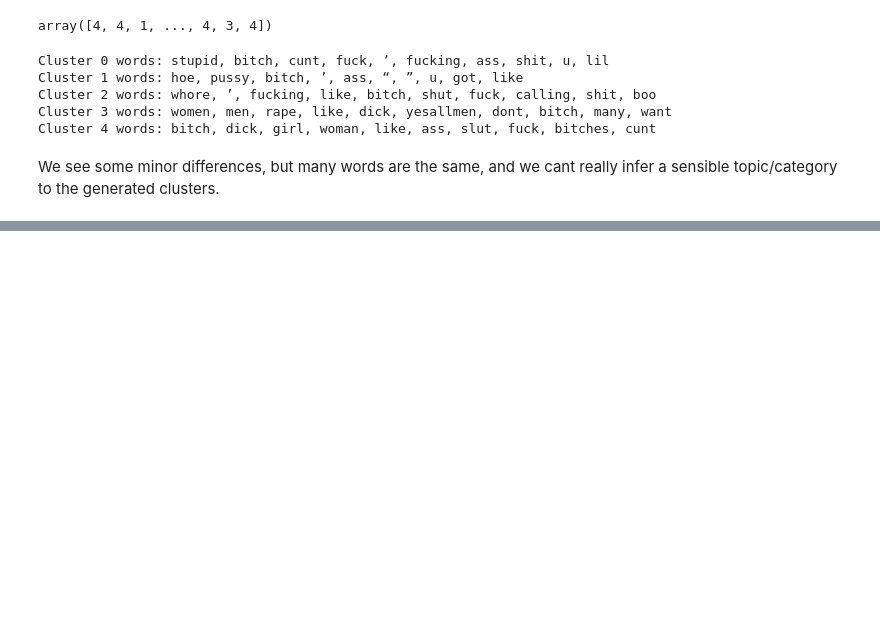
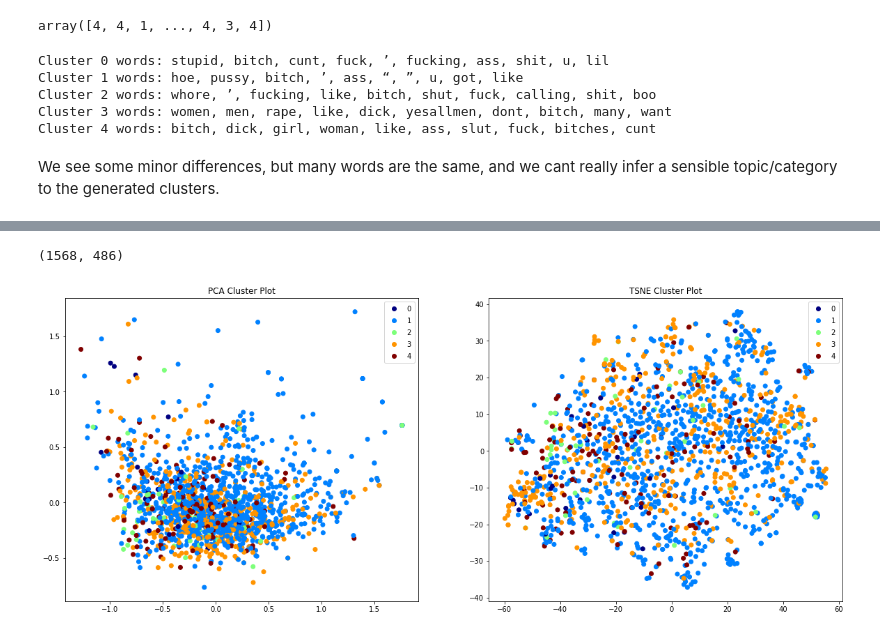
Before and after one commit to Benidzu/NLP_Assignment, a Jupyter notebook: notebooks/iberEvalExploration.ipynb, the cells around one changed output, grey strips where cells are left out. Drawn from its saved outputs; the diff is of its cells as text; code cells hidden in the pictures; blank space fills up the shorter version.

Commit message:
Add document clustering based on average word2vec embeddings.

```diff
--- a/notebooks/iberEvalExploration.ipynb
+++ b/notebooks/iberEvalExploration.ipynb
@@ -183,0 +201,33 @@ We see some minor differences, but many words are the same, and we cant really i
+# %%
+tfidf_mat = tfidf_vec2.fit_transform(tweets)
+tfidf_mat.shape
+# %% [output]
+(1568, 486)
+# %%
+# get average word2vec representation of each doc and try clustering
+allwords = tfidf_vec2.get_feature_names()
+wordvectors = np.zeros((len(allwords),300))
+for i in range(len(allwords)):
+    wordvectors[i,:] = word2vec[allwords[i]]
+# %%
+docVectors = np.dot(tfidf_mat.todense(),wordvectors)
+# %%
+def plot_tsne_pca2(data, labels):
+    max_label = max(labels)
+
+    pca = PCA(n_components=2).fit_transform(data)
+    tsne = TSNE().fit_transform(PCA(n_components=50).fit_transform(data))
+    f, ax = plt.subplots(1, 2, figsize=(20, 8))
+
+    pts = ax[0].scatter(pca[:, 0], pca[:, 1], c=labels, cmap="jet")
+    #print(pts)
+    ax[0].set_title('PCA Cluster Plot')
+    ax[0].legend(*pts.legend_elements())
+    pts2 = ax[1].scatter(tsne[:, 0], tsne[:, 1], c=labels, cmap="jet")
+    ax[1].legend(*pts2.legend_elements())
+    ax[1].set_title('TSNE Cluster Plot')
+# %%
+catNumbers = [0 if c == "derailing" else 1 if c == 'discredit' else 2 if c == 'dominance' else 3 if c == 'sexual_harassment' else 4 for c in categories]
+plot_tsne_pca2(docVectors, catNumbers)
+# %% [output]
+[figure, added]
```
Also changed, not shown: parts of 18 cells of this notebook, 1 other file.
